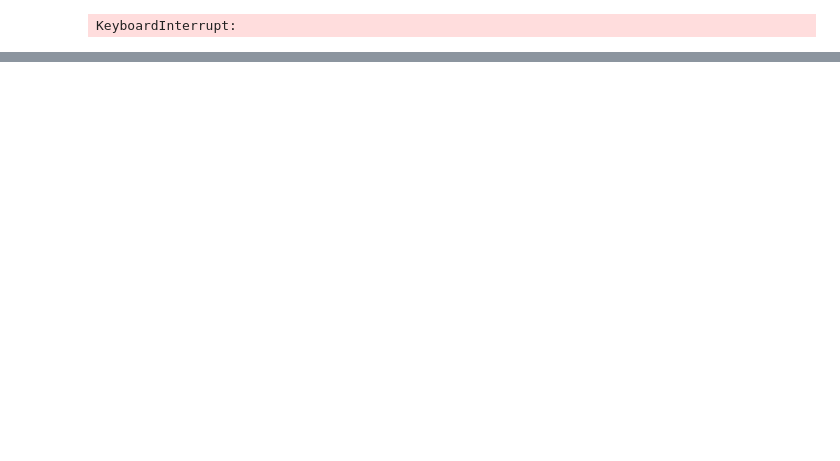
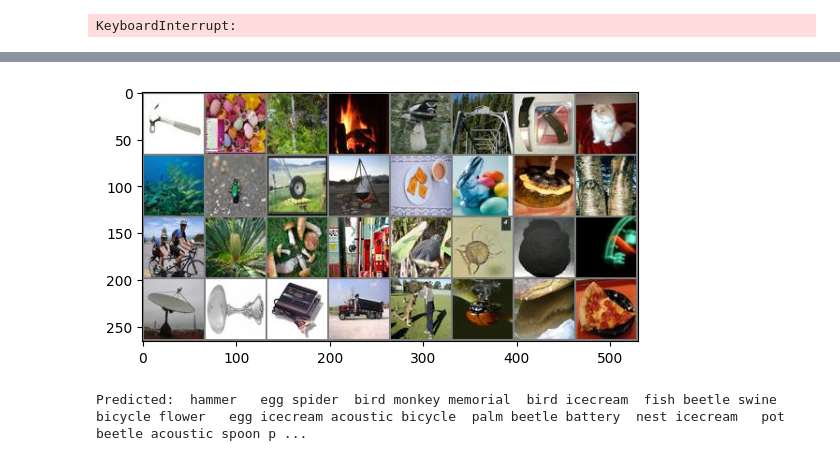
Before and after one commit to Kieru18/Neural-Network-Playground, a Jupyter notebook: image_classification/notebook.ipynb, the cells around one changed output, grey strips where cells are left out. Drawn from its saved outputs; the diff is of its cells as text; code cells hidden in the pictures; blank space fills up the shorter version.

```diff
--- a/image_classification/notebook.ipynb
+++ b/image_classification/notebook.ipynb
@@ -317,0 +297,16 @@ Accuracy for class worm  is: 41.3 %
+# %%
+# Test dla 32 przykładowych obrazków
+images, labels = next(iter(data_loader))
+images = images[:32]
+
+# print images
+imshow(torchvision.utils.make_grid(images))
+outputs = model(images.to(device))
+
+_, predicted = torch.max(outputs, 1)
+
+print('Predicted: ', ' '.join('%5s' % classes[predicted[j].item()]
+                              for j in range(32)))
+# %% [output]
+[figure, added]
+Predicted:  hammer   egg spider  bird monkey memorial  bird icecream  fish beetle swine bicycle flower   egg icecream acoustic bicycle  palm beetle battery  nest icecream   pot beetle acoustic spoon p ...
```
Also changed, not shown: parts of 11 cells of this notebook.
